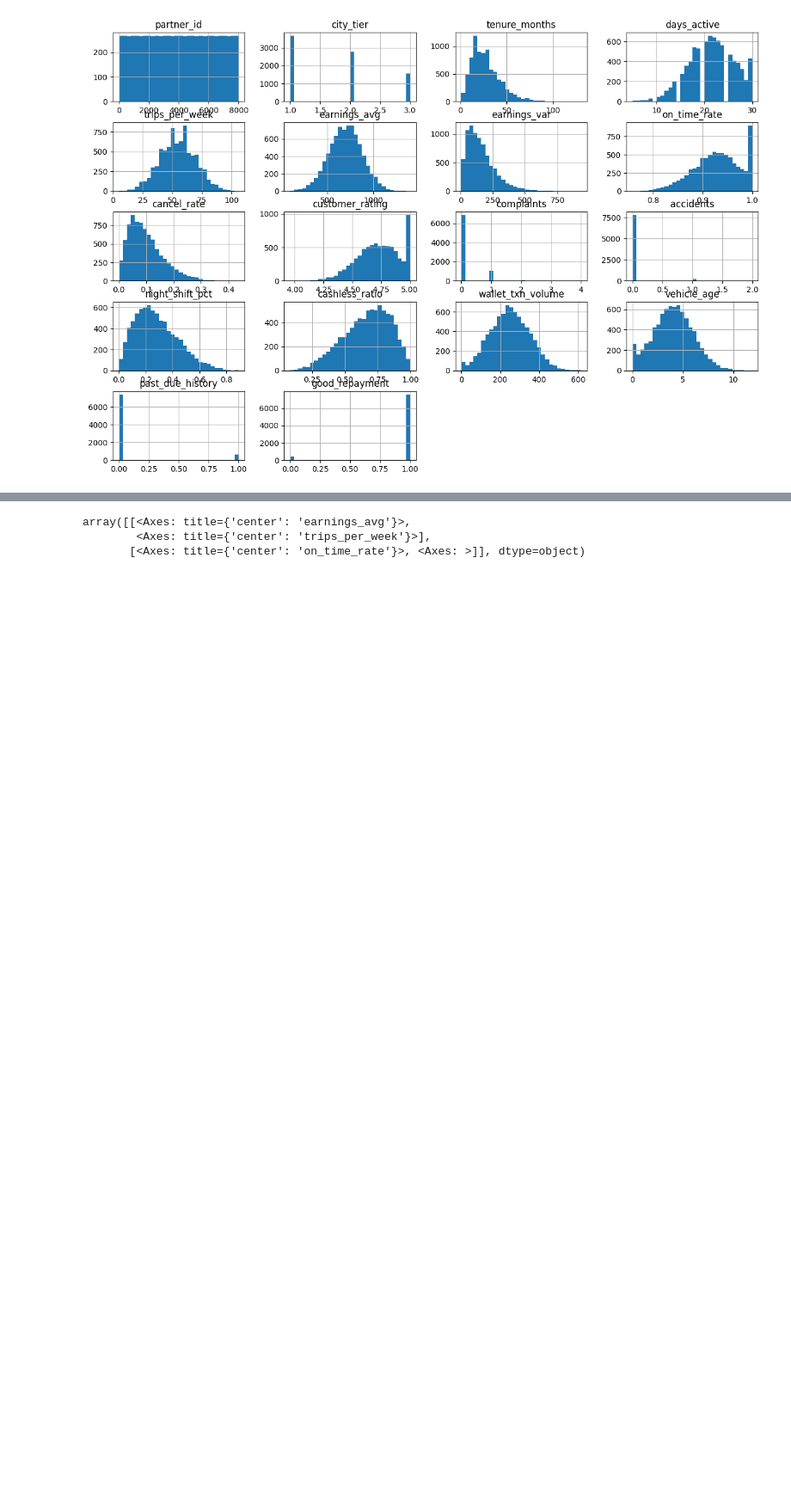
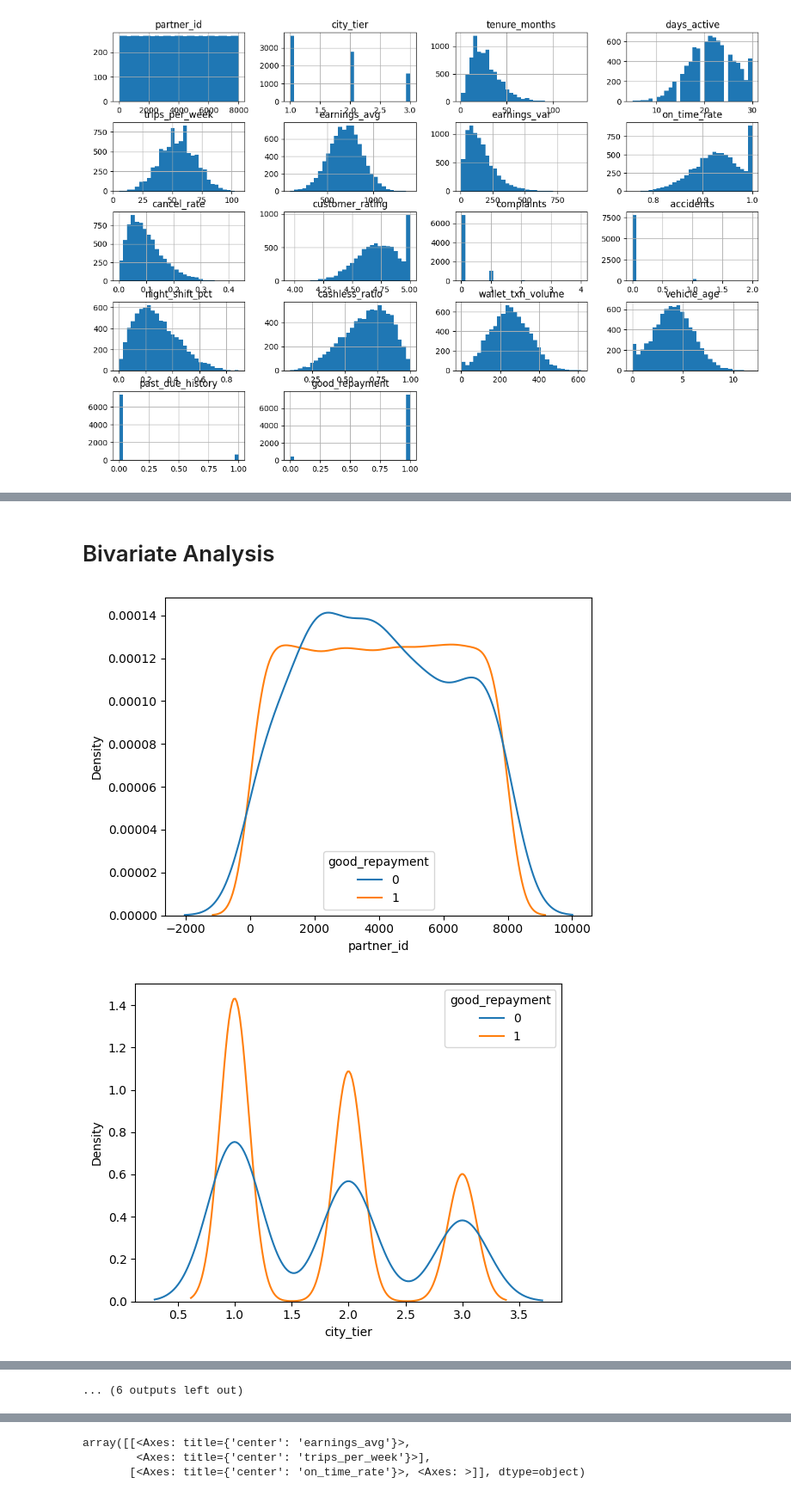
Before and after one commit to Hrishitcodethis/grabhack, a Jupyter notebook: notebooks/EDA.ipynb, the cells around one changed output, grey strips where cells are left out. Shown at 86% size. Cells and saved outputs as stored; diff of their text form; code cells hidden in the pictures; blank space fills up the shorter version.

```diff
--- a/notebooks/EDA.ipynb
+++ b/notebooks/EDA.ipynb
@@ -103,0 +182,9 @@ array([[<Axes: title={'center': 'partner_id'}>,
+# %% [markdown]
+# Bivariate Analysis
+# %%
+for col in num_cols:
+    sns.kdeplot(data=df, x=col, hue="good_repayment", common_norm=False)
+    plt.show()
+# %% [output]
+[figure, added]
+[figure, added]
@@ -103,0 +201 @@ array([[<Axes: title={'center': 'partner_id'}>,
+... (6 outputs left out)
```
Also changed, not shown: parts of 14 cells of this notebook, 12 other files.
